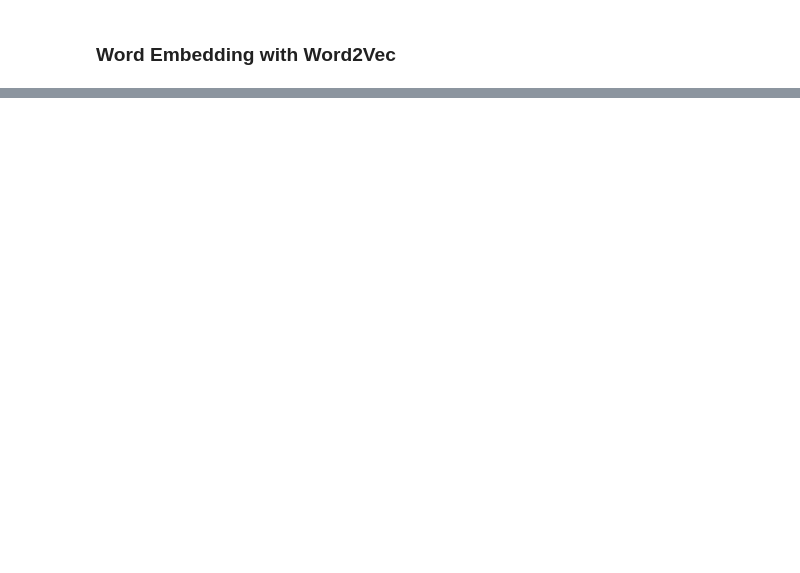
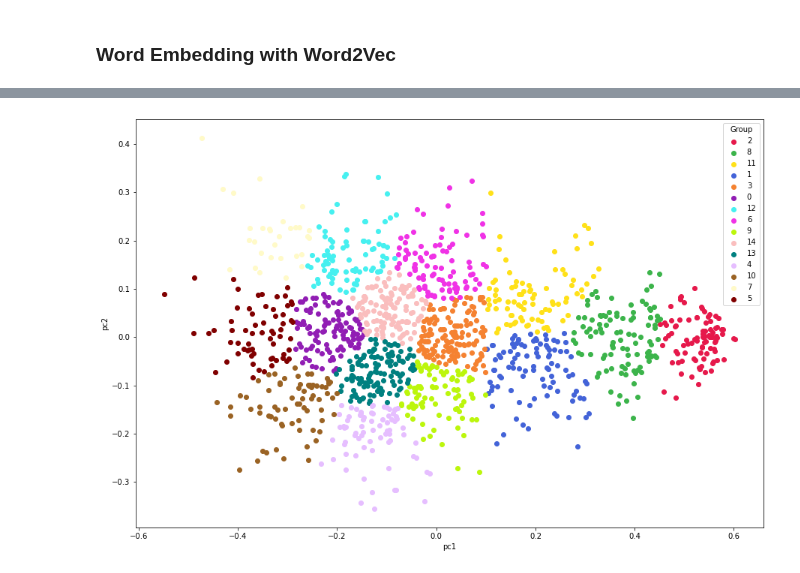
Before and after one commit to JoshuaBonacorsi/TwitterWebMining, a Jupyter notebook: project.ipynb, the cells around one changed output, grey strips where cells are left out. Drawn from its saved outputs; the diff is of its cells as text; code cells hidden in the pictures; blank space fills up the shorter version.

```diff
--- a/project.ipynb
+++ b/project.ipynb
@@ -446,0 +457,33 @@ plt.show()
+# %%
+import matplotlib.pyplot as plt
+
+fig, ax = plt.subplots(figsize=(15, 10))
+
+# Liste des groupes uniques
+unique_groups = pca_df_bis['group'].unique()
+
+# Liste de 15 couleurs différentes
+colors = [
+    '#e6194b', '#3cb44b', '#ffe119', '#4363d8', '#f58231', '#911eb4', '#46f0f0',
+    '#f032e6', '#bcf60c', '#fabebe', '#008080', '#e6beff', '#9a6324', '#fffac8',
+    '#800000'
+]
+
+# Créez un dictionnaire pour mapper les groupes aux couleurs
+color_map = dict(zip(unique_groups, colors))
+
+# Tracez chaque groupe séparément
+for group in unique_groups:
+    group_data = pca_df_bis[pca_df_bis['group'] == group]
+    ax.scatter(group_data['pc1'], group_data['pc2'], c=[color_map[group]], label=group)
+
+# Affichez la légende
+ax.legend(title="Group")
+
+# Configurez les étiquettes des axes
+ax.set_xlabel('pc1')
+ax.set_ylabel('pc2')
+
+plt.show()
+# %% [output]
+[figure, added]
```
Also changed, not shown: parts of 25 cells of this notebook.
